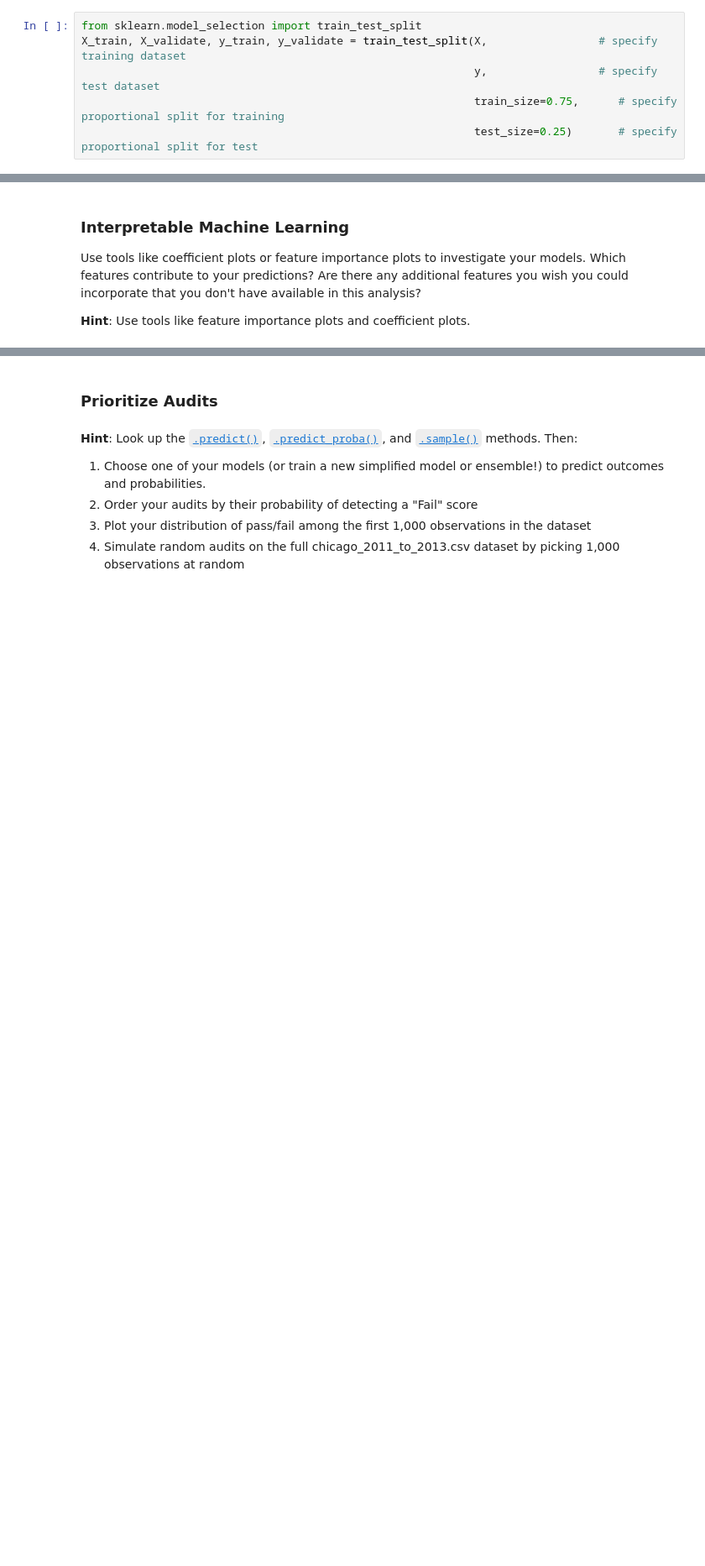
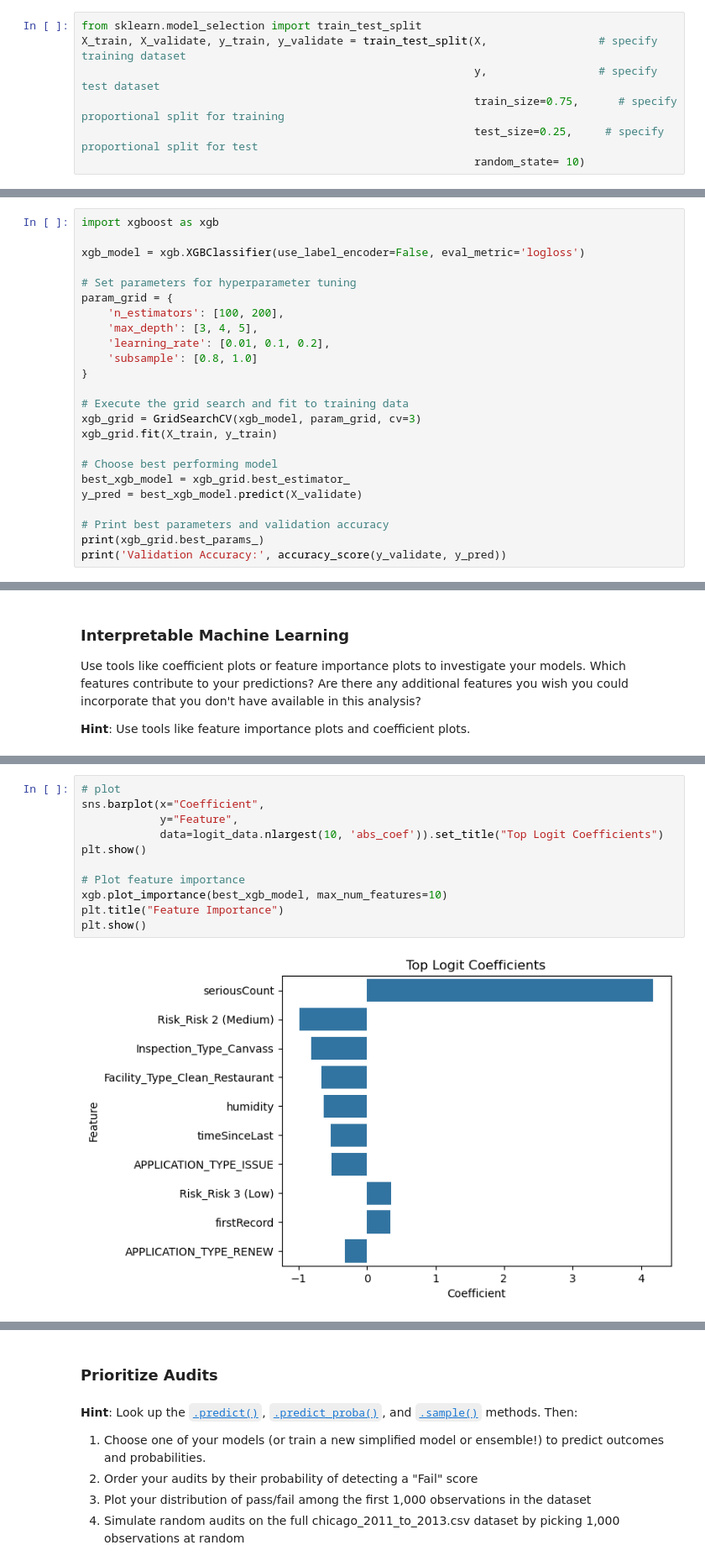
Before and after one commit to joeltam/Computational-Social-Science-Projects, a Jupyter notebook: Project_3/Project 3 Students.ipynb, the cells around one changed output, grey strips where cells are left out. Shown at 84% size. Drawn from its saved outputs; the diff is of its cells as text; blank space fills up the shorter version.

```diff
--- a/Project_3/Project 3 Students.ipynb
+++ b/Project_3/Project 3 Students.ipynb
@@ -213,7 +213,8 @@ from sklearn.model_selection import train_test_split
 X_train, X_validate, y_train, y_validate = train_test_split(X,                 # specify training dataset
                                                             y,                 # specify test dataset
                                                             train_size=0.75,      # specify proportional split for training
-                                                            test_size=0.25)       # specify proportional split for test
+                                                            test_size=0.25,     # specify proportional split for test
+                                                            random_state= 10)
 # %%
 print(X_validate.size / (X_train.size + X_validate.size))
 print(y_validate.size / (y_train.size + y_validate.size))
@@ -320,0 +290,24 @@ Logistic: ROC AUC=0.958
+# %%
+import xgboost as xgb
+
+xgb_model = xgb.XGBClassifier(use_label_encoder=False, eval_metric='logloss')
+
+# Set parameters for hyperparameter tuning
+param_grid = {
+    'n_estimators': [100, 200],
+    'max_depth': [3, 4, 5],
+    'learning_rate': [0.01, 0.1, 0.2],
+    'subsample': [0.8, 1.0]
+}
+
+# Execute the grid search and fit to training data
+xgb_grid = GridSearchCV(xgb_model, param_grid, cv=3)
+xgb_grid.fit(X_train, y_train)
+
+# Choose best performing model
+best_xgb_model = xgb_grid.best_estimator_
+y_pred = best_xgb_model.predict(X_validate)
+
+# Print best parameters and validation accuracy
+print(xgb_grid.best_params_)
+print('Validation Accuracy:', accuracy_score(y_validate, y_pred))
@@ -334,0 +403,13 @@ Use tools like coefficient plots or feature importance plots to investigate your
+# %%
+# plot
+sns.barplot(x="Coefficient",
+            y="Feature",
+            data=logit_data.nlargest(10, 'abs_coef')).set_title("Top Logit Coefficients")
+plt.show()
+
+# Plot feature importance
+xgb.plot_importance(best_xgb_model, max_num_features=10)
+plt.title("Feature Importance")
+plt.show()
+# %% [output]
+[figure, added]
```
Also changed, not shown: parts of 42 cells of this notebook.
